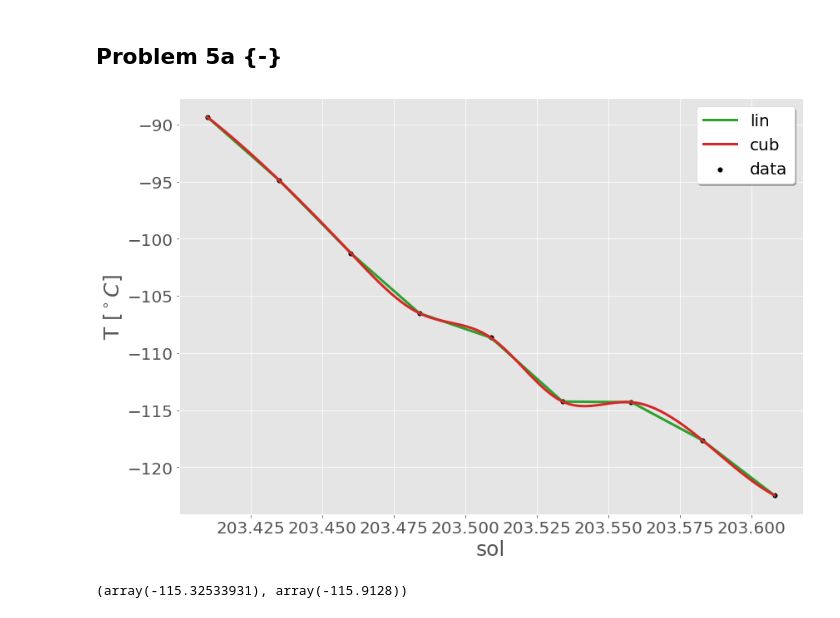
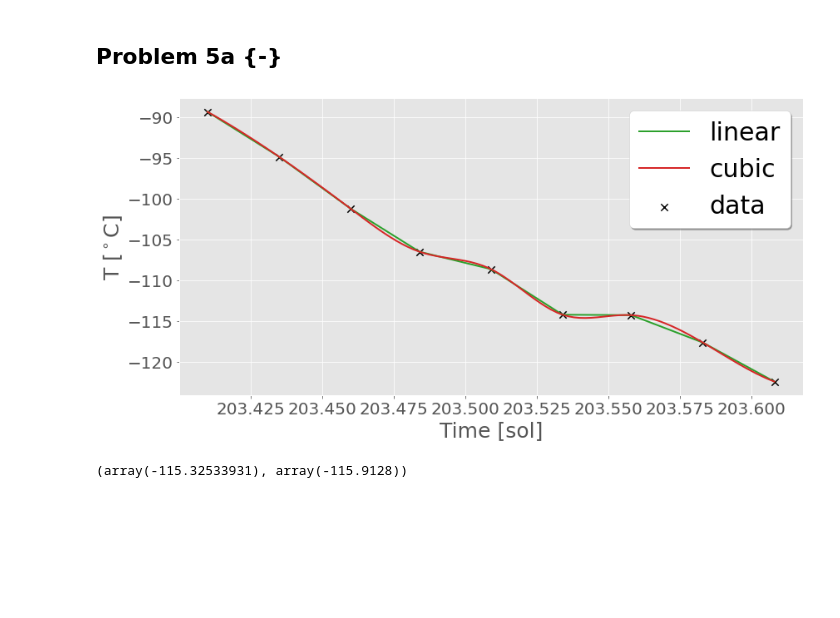
Before and after one commit to Kiril94/AMAS, a Jupyter notebook: Main_exam/AMAS_Exam_2021.ipynb, the cells around one changed output. Drawn from its saved outputs; the diff is of its cells as text; code cells hidden in the pictures; blank space fills up the shorter version.

```diff
--- a/Main_exam/AMAS_Exam_2021.ipynb
+++ b/Main_exam/AMAS_Exam_2021.ipynb
@@ -533,32 +587,32 @@ likelihood_left(389, 1)
 # %% [markdown]
 ## Problem 5a {-}
 # %%
-D5 = np.array([[ 203.41 , -89.37 ],
- [ 203.435, -94.88 ],
- [ 203.46 , -101.25 ],
- [ 203.484, -106.52 ],
- [ 203.509, -108.66 ],
- [ 203.534, -114.25 ],
- [ 203.558, -114.3 ],
- [ 203.583, -117.66 ],
- [ 203.608, -122.45 ]])
+D5 = np.array([[ 203.41 , -89.37 ], [ 203.435, -94.88 ],
+    [ 203.46 , -101.25 ], [ 203.484, -106.52 ],
+    [ 203.509, -108.66 ], [ 203.534, -114.25 ],
+    [ 203.558, -114.3 ],
+    [ 203.583, -117.66 ],
+    [ 203.608, -122.45 ]])
 # %%
 day, temp = D5[:,0], D5[:,1]
 x_lin = np.linspace(day.min(),day.max(),100)
 fig, ax = vis.nice_plot(
-    day, temp, figsize = (12,8), xlabel = 'sol', show_plot=False,
-    scatter = True, color = 'k', data_label='data')
+    day, temp, figsize = (12,6), xlabel = 'sol', show_plot=False,
+    scatter = True, color = 'k', data_label='data', scr_markersize=70,
+    scr_markerstyle='x')
 f_lin = interpolate.interp1d(day, temp, 'linear')
 f_cub = interpolate.interp1d(day, temp, 'cubic')
 fig, ax = vis.nice_plot(x_lin, f_lin(x_lin), figsize = (12,8), xlabel = 'sol',
-                        show_plot=False, scatter = False, color = (0,2), data_label='lin',
-                       axis = ax, figure = fig)
-fig, ax = vis.nice_plot(x_lin, f_cub(x_lin), figsize = (12,8),plot_legend=True,
-                        show_plot=False, scatter = False, color = (0,3), data_label='cub',
-                        axis = ax, figure = fig, xlabel = 'sol', ylabel = 'T '+r"$[^\circ C]$")
+                        show_plot=False, scatter = False, color = (0,2), data_label='linear',
+                       axis = ax, figure = fig, linewidth=2)
+fig, ax = vis.nice_plot(
+    x_lin, f_cub(x_lin), figsize = (12,8),plot_legend=True,
+    show_plot=False, scatter = False, color = (0,3), data_label='cubic',
+    axis = ax, figure = fig,  xlabel = 'Time [sol]', ylabel =  'T '+r"$[^\circ \mathrm{C}]$",
+    legend_fs=30, linewidth = 2)
 fig
 # %% [output]
-[figure, old version]
+[figure, new version]
 # %%
 sol_est = 203.570
 cub_est = f_cub(sol_est)
```
Also changed, not shown: parts of 15 cells of this notebook, 2 other files.
